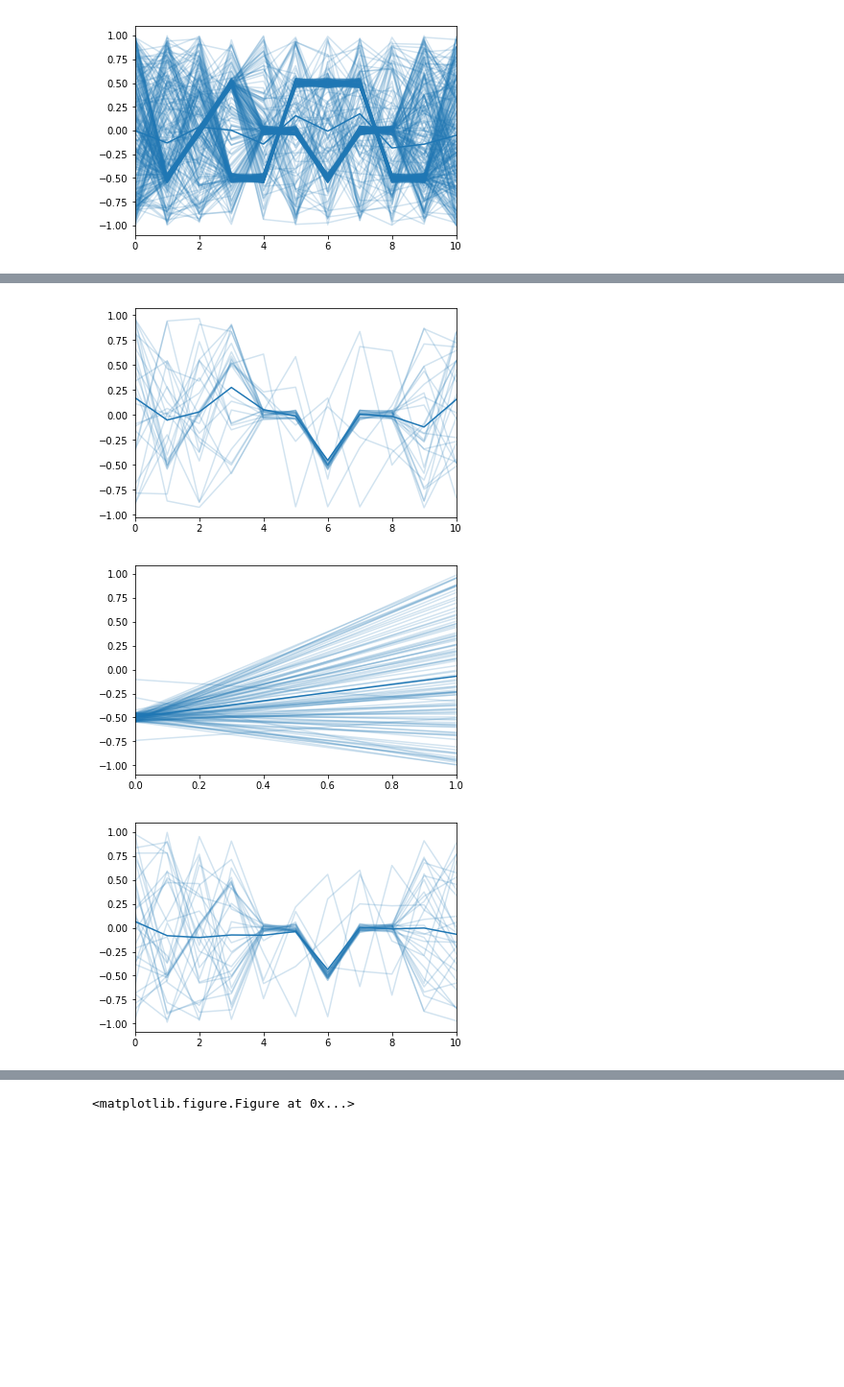
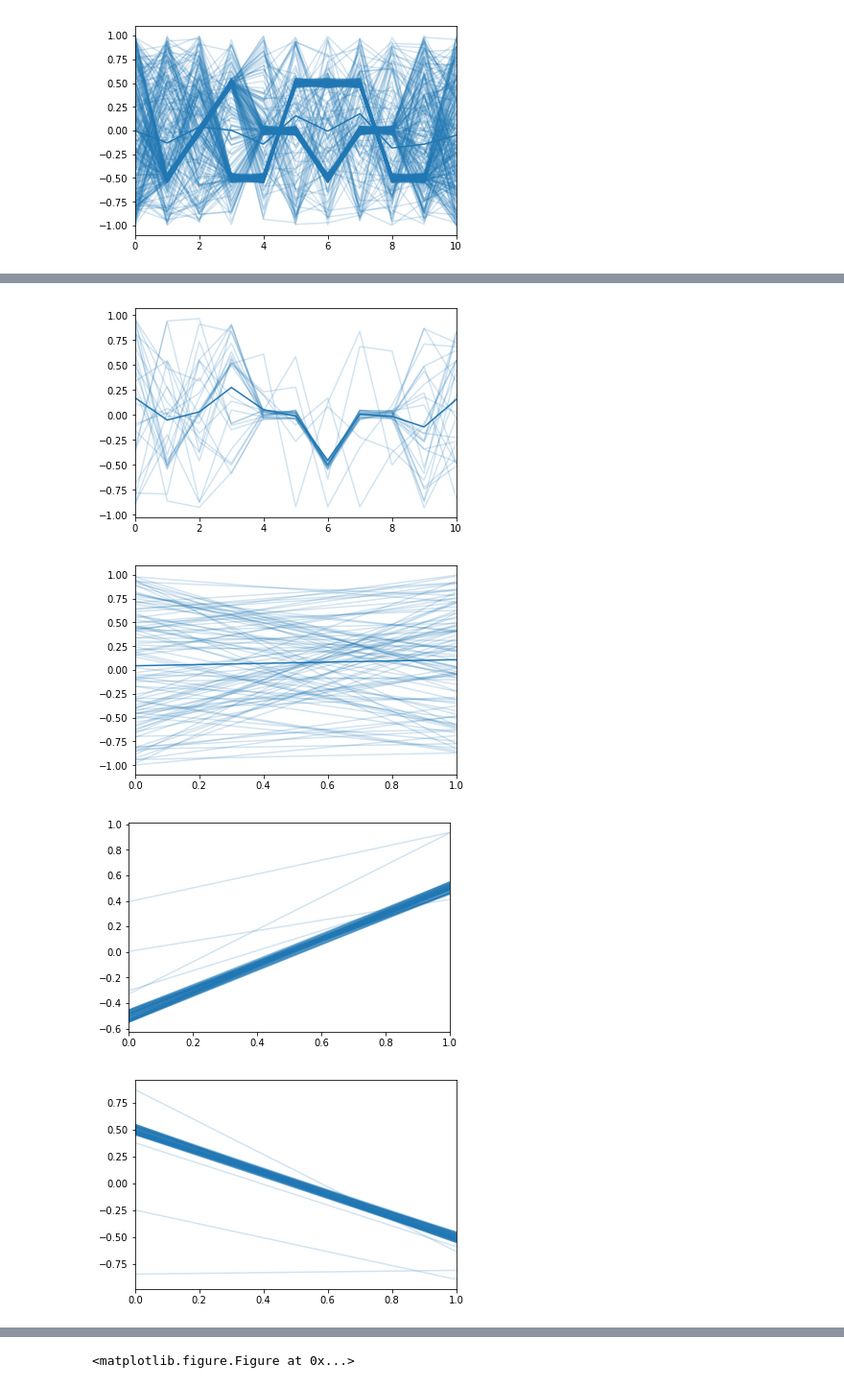
Before and after one commit to josechudev/GeneExpressionBiClustering, a Jupyter notebook: Notebooks/3.1 STSSCAN-refactor.ipynb, the cells around one changed output, grey strips where cells are left out. Shown at 96% size. Drawn from its saved outputs; the diff is of its cells as text; code cells hidden in the pictures; blank space fills up the shorter version.

```diff
--- a/Notebooks/3.1 STSSCAN-refactor.ipynb
+++ b/Notebooks/3.1 STSSCAN-refactor.ipynb
@@ -143,8 +151,8 @@ def split_cols(data, min_coherence):
 
     for i in range(1, aux_I-1):
 
-        temp_h_right = PairBasedCoherence(t_data[i:len(t_data)]).HP
-        temp_h_left = PairBasedCoherence(t_data[0:i+1]).HP
+        temp_h_right = MSR(t_data[i:len(t_data)]).H
+        temp_h_left = MSR(t_data[0:i+1]).H
         temp_max = max(temp_h_right, temp_h_left)
 
         if (temp_max >= max_h):
@@ -199,13 +207,13 @@ def split_rows(data, min_cluster_size):
                               ==(min(gmm.weights_)))].flatten()
     dev = gmm.covariances_.flatten()[np.where(gmm.weights_\
                                               ==(min(gmm.weights_)))]
-    bound = 0 #eps - 8*dev
+    lower_bound = 0 #eps - 8*dev
     rows = np.array([])
 
-    while (eps + 2*dev) > bound:
+    while (eps) > lower_bound:
 
         db = DBSCAN(eps = eps ,metric='precomputed',
-                    min_samples=min_cluster_size
+                    min_samples=min_cluster_size,
                ).fit(dm)
         rows = db.labels_
 
@@ -232,7 +240,7 @@ def split_rows(data, min_cluster_size):
 
         else:
 
-            temp_h = PairBasedCoherence(data[np.where(rows == i)]).HP
+            temp_h = MSR(data[np.where(rows == i)]).H
 
             if temp_h >= max_h:
                 max_h = temp_h
@@ -456,7 +464,9 @@ class STSSCAN(object):
             new_gamma = best_gamma[index_map].copy()
             aux_rho = best_rho.copy()
             aux_gamma = best_gamma[aux_index_map].copy()
-            print('\nAdded bicluster cols: ' + str(new_gamma))
+
+            # print('\nAdded bicluster cols: ' + str(new_gamma))
+
         else:
 
             new_gamma = best_gamma.copy()
@@ -464,7 +474,7 @@ class STSSCAN(object):
             aux_rho = best_rho[aux_index_map].copy()
             aux_gamma = best_gamma.copy()
 
-            print('\nAdded bicluster rows: ' + str(new_rho))
+            # print('\nAdded bicluster rows: ' + str(new_rho))
 
         new_bicluster = Bicluster(self._data, new_rho, new_gamma)
 
@@ -484,7 +494,7 @@ class STSSCAN(object):
             rho = self._biclusters[position].rho
             gamma = self._biclusters[position].gamma
 
-            if len(gamma) > 4:
+            if len(gamma) > 0:
 
                 stds = np.std(self._data[np.ix_(rho, gamma)], axis=0)
                 std = np.mean(stds)
@@ -494,7 +504,7 @@ class STSSCAN(object):
 
                 for index in [0, len(stds) - 1]:
 
-                    if stds[index] <= std * 3:
+                    if stds[index] <= std * 2:
 
                         lst_map.append(1)
                     else:
@@ -502,8 +512,24 @@ class STSSCAN(object):
                         lst_map.append(0)
 
                 print(lst_map)
+
+    def merge(self):
+
+        index = 0
+
+        for index in range(0,len(self._biclusters)):
+
+            sub_index = 0
+
+            for sub_index in range(index+1,len(self._biclusters)):
+
+                if (max(self._biclusters[index].gamma) == min(self._biclusters[sub_index].gamma) and
+                    self._biclusters[index].rho == self._biclusters[sub_index].rho
+                   ):
+
+                    print("Merge " + str(index) + " with " + str(sub_index))
 # %%
-stsscan = STSSCAN(np.array(data),3, 0.88)
+stsscan = STSSCAN(np.array(data), 6, 0.7)
 # %%
 stsscan.fit()
 # %% [output]
@@ -525,11 +551,12 @@ h cols 0.888554928857 h rows 0.94589220852
 std 0.396317840198
 [1, 1]
 # %%
-for i in range(0,3):
+for i in range(0,6):
     sns.tsplot(np.array(data)[np.ix_(stsscan.biclusters[i].rho,stsscan.biclusters[i].gamma)],err_style="unit_traces")
     plt.show()
     plt.gcf().clear()
 # %% [output]
 [figure]
-[figure, old version]
+[figure, new version]
-[figure, old version]
+[figure, new version]
+[figure, added]
```
Also changed, not shown: parts of 13 cells of this notebook, 3 other files.
